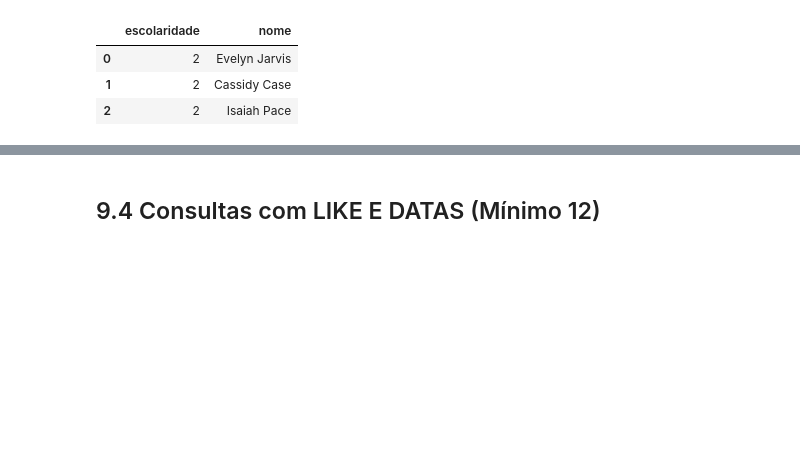
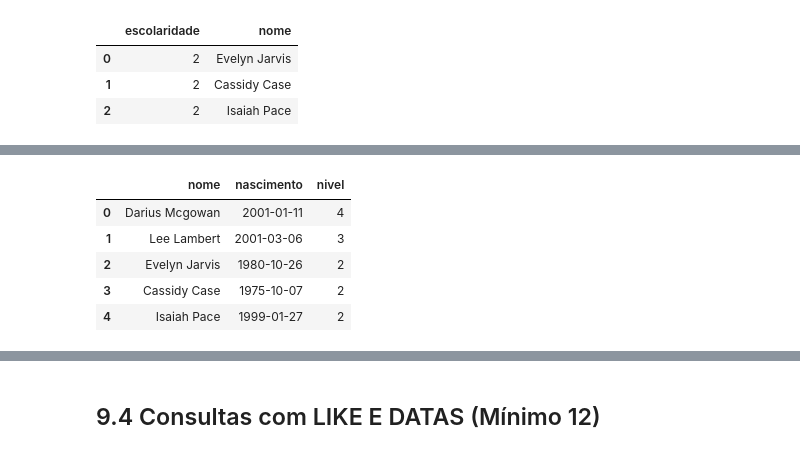
Before and after one commit to MateusLannes/Trabalho_BD1_2022, a Jupyter notebook: Files/ColabGHHL_Contrat.ipynb, the cells around one changed output, grey strips where cells are left out. Saved outputs shown, nothing was run; the diff lists cells and outputs as text; code cells hidden in the pictures; blank space fills up the shorter version.

```diff
--- a/Files/ColabGHHL_Contrat.ipynb
+++ b/Files/ColabGHHL_Contrat.ipynb
@@ -741,0 +791,14 @@ res
+# %%
+res = pd.read_sql_query("""
+select u.nome as Nome, u.data_nasc as Nascimento, c.fk_escolaridade as Nivel
+from usuario as u
+join candidato as c on(c.fk_usuario_id=u.id)
+where u.data_nasc>'2000-01-01' or c.fk_escolaridade=2""", conn)
+res
+# %% [output]
+|  | nome | nascimento | nivel |
+| 0 | Darius Mcgowan | 2001-01-11 | 4 |
+| 1 | Lee Lambert | 2001-03-06 | 3 |
+| 2 | Evelyn Jarvis | 1980-10-26 | 2 |
+| 3 | Cassidy Case | 1975-10-07 | 2 |
+| 4 | Isaiah Pace | 1999-01-27 | 2 |
```
Also changed, not shown: parts of 28 cells of this notebook.
